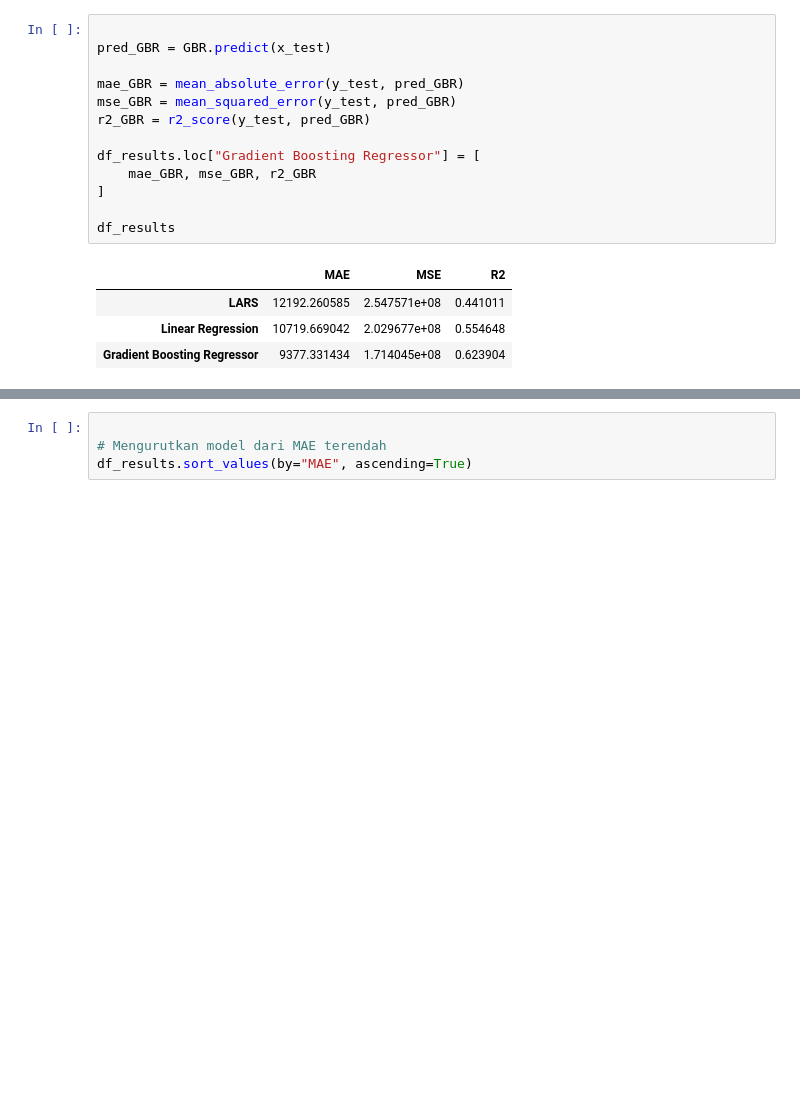
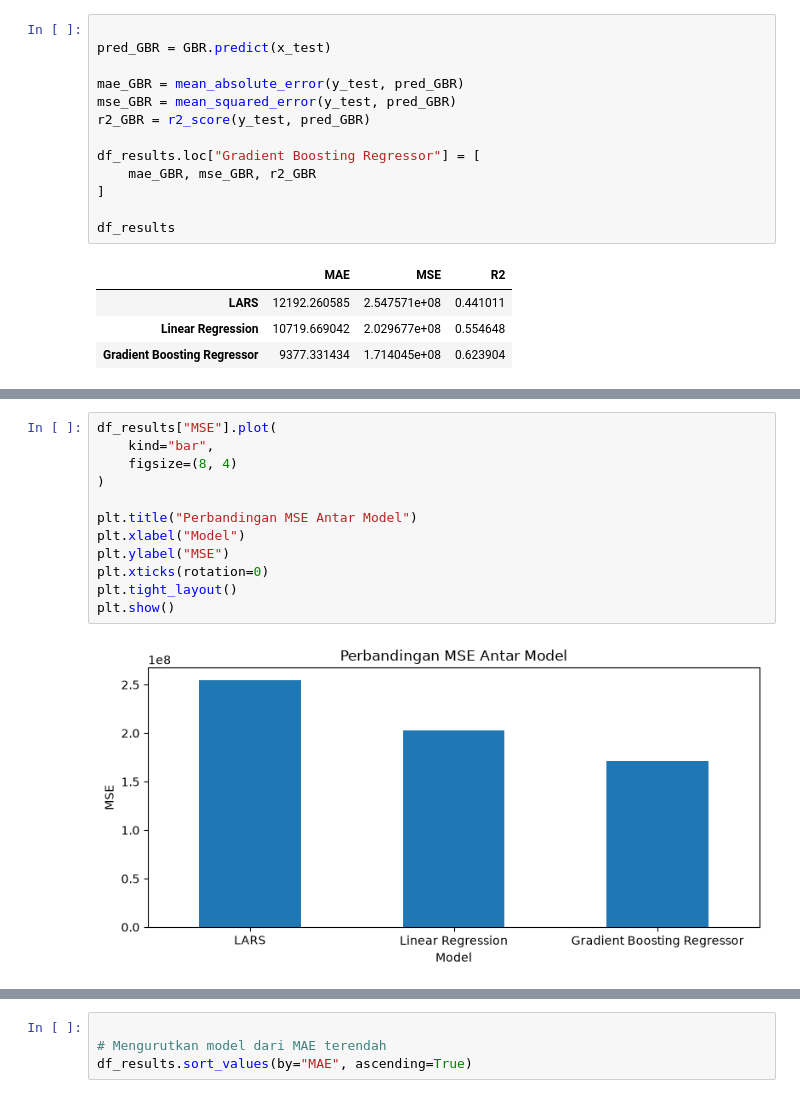
Before and after one commit to Oxjun/Machine_Learning, a Jupyter notebook: Tugas_car-prices/Tugas_car-prices.ipynb, the cells around one changed output, grey strips where cells are left out. Saved outputs shown, nothing was run; the diff lists cells and outputs as text; blank space fills up the shorter version.

```diff
--- a/Tugas_car-prices/Tugas_car-prices.ipynb
+++ b/Tugas_car-prices/Tugas_car-prices.ipynb
@@ -707,0 +750,14 @@ df_results
+# %%
+df_results["MSE"].plot(
+    kind="bar",
+    figsize=(8, 4)
+)
+
+plt.title("Perbandingan MSE Antar Model")
+plt.xlabel("Model")
+plt.ylabel("MSE")
+plt.xticks(rotation=0)
+plt.tight_layout()
+plt.show()
+# %% [output]
+[figure, added]
```
Also changed, not shown: parts of 9 cells of this notebook.
